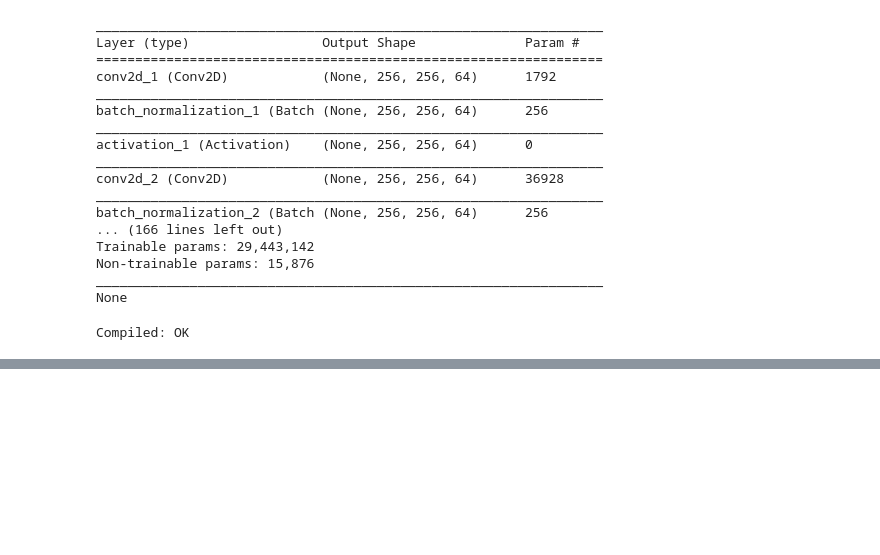
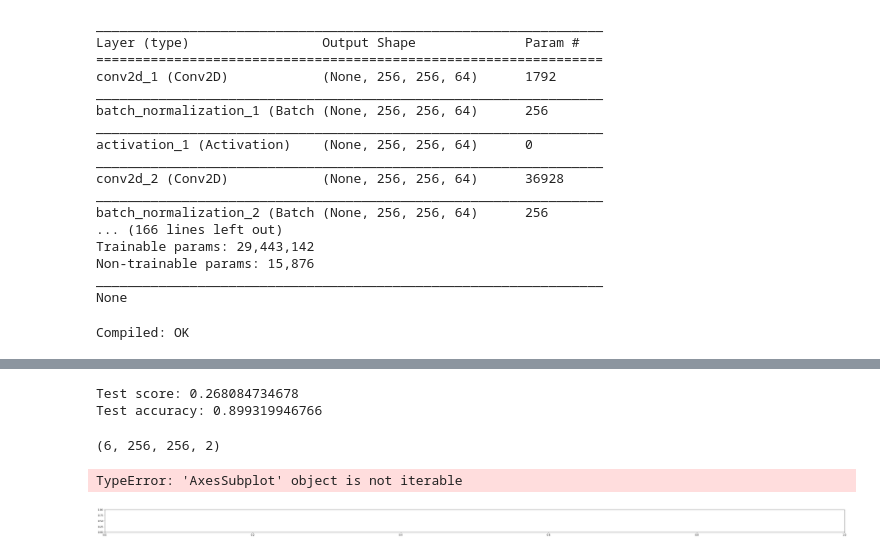
Before and after one commit to uncommoncode/good_dog, a Jupyter notebook: notebooks/CatNet Face Segmentation.ipynb, the cells around one changed output, grey strips where cells are left out. Saved outputs shown, nothing was run; the diff lists cells and outputs as text; code cells hidden in the pictures; blank space fills up the shorter version.

Commit message:
saved catnet to be 89% test accuracy, I don't think it generalize well yet.

```diff
--- a/notebooks/CatNet Face Segmentation.ipynb
+++ b/notebooks/CatNet Face Segmentation.ipynb
@@ -280,0 +343,18 @@ NameError: name 'autoencoder' is not defined
+# %%
+autoencoder.compile(optimizer=SGD(lr = 0.1, decay = 1e-6, momentum = 0.9, nesterov = False),
+                     loss='categorical_crossentropy',
+                     metrics=['accuracy'])
+score = autoencoder.evaluate(test_data, test_label, verbose=0)
+
+print('Test score:',  score[0])
+print('Test accuracy:', score[1])
+# %% [output]
+Test score: 0.268084734678
+Test accuracy: 0.899319946766
+# %%
+output = autoencoder.predict_proba(test_data, verbose=0)
+output = output.reshape((output.shape[0], img_h, img_w, n_labels))
+# %%
+print(output.shape)
+# %% [output]
+(6, 256, 256, 2)
@@ -280,0 +363,44 @@ NameError: name 'autoencoder' is not defined
+# %%
+def plot_results(output):
+    gt = []
+    df = pd.read_csv('../Pictures/test.csv')
+    for i, item in df.iterrows():
+        gt.append(np.clip(imread(item[1]), 0, 1))
+
+    plt.figure(figsize=(256, 2 * n_test))
+    for i, item in df.iterrows():
+        fig, _ = plt.subplot(n_test, 4, 4 * i + 1)
+        fig.tight_layout()
+        plt.title('Ground Truth')
+        plt.axis('off')
+        gt = imread(item[1])
+        plt.imshow(np.clip(gt, 0, 1))
+
+        plt.subplot(n_test, 4, 4 * i + 2)
+        plt.title('Prediction')
+        plt.axis('off')
+        labeled = np.argmax(output[i], axis=-1)
+        plt.imshow(labeled)
+
+        plt.subplot(n_test, 4, 4 * i + 3)
+        plt.title('Heat map')
+        plt.axis('off')
+        plt.imshow(output[i][:, :, 1])
+
+        plt.subplot(n_test, 4, 4 * i + 4)
+        plt.title('Comparison')
+        plt.axis('off')
+        rgb = np.empty((img_h, img_w, 3))
+        rgb[:, :, 0] = labeled
+        img = imread(item[0])
+        rgb[:, :, 1] = imread(item[1])
+        rgb[:, :, 2] = gt
+        plt.imshow(rgb)
+
+    plt.savefig('result.png')
+    plt.show()
+# %%
+plot_results(output)
+# %% [output]
+TypeError: 'AxesSubplot' object is not iterable
+[figure, added]
```
Also changed, not shown: parts of 10 cells of this notebook, 1 other file.
